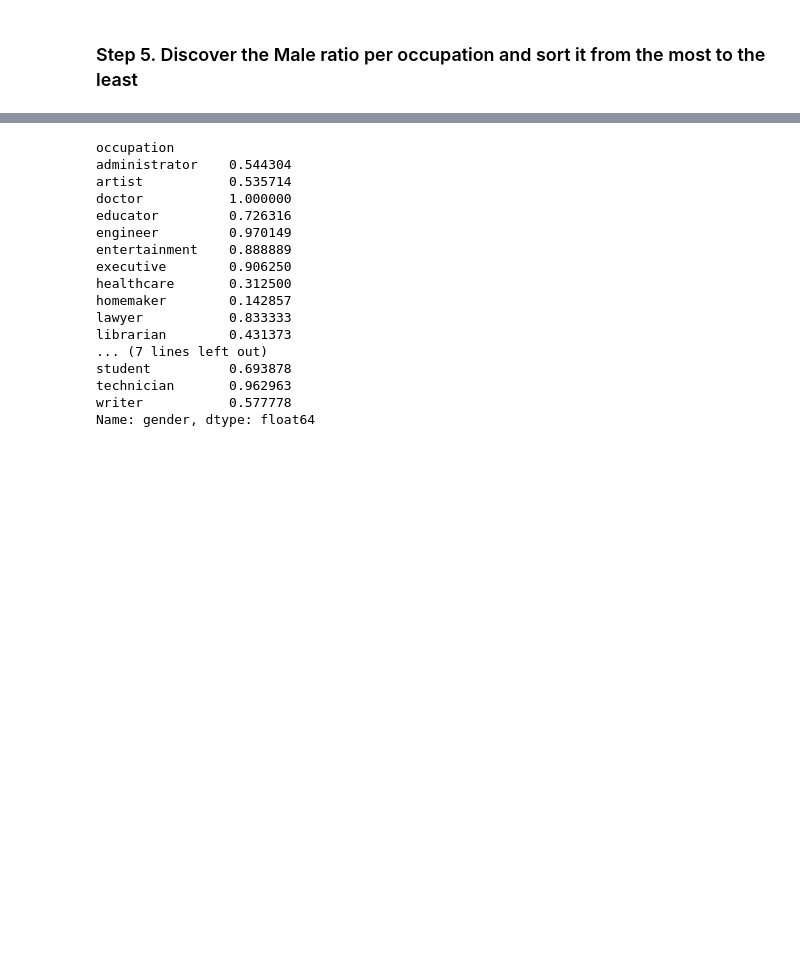
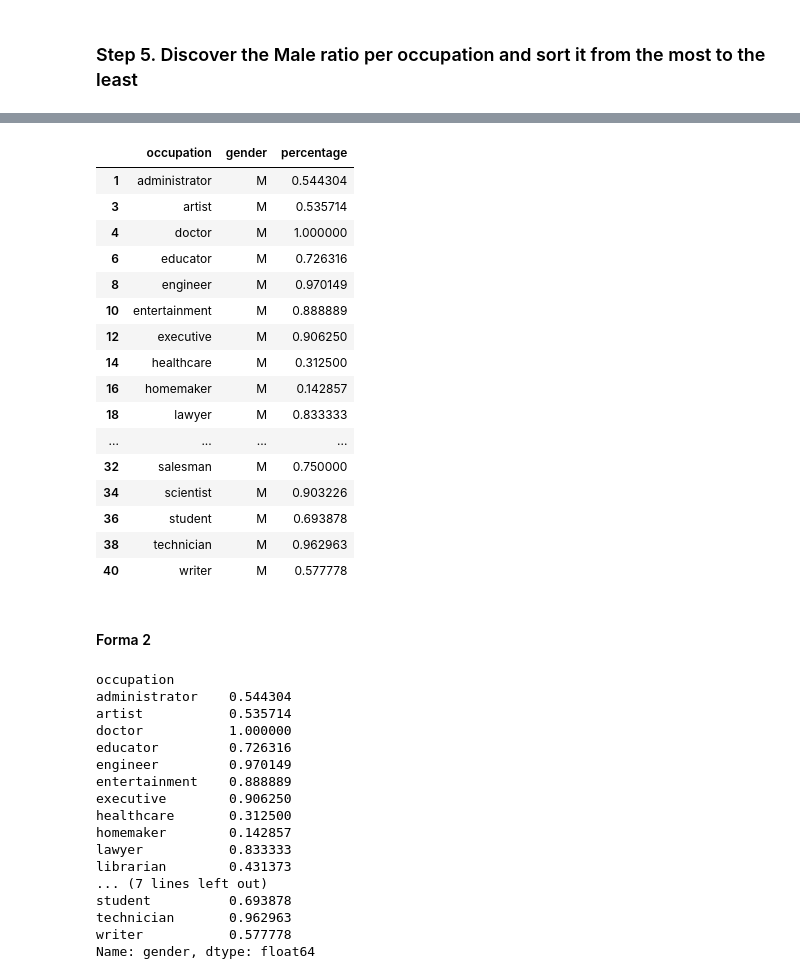
Before and after one commit to marcusRB/ds_thebridge_1_22, a Jupyter notebook: 2-Data_Analysis/2-Pandas/Práctica/6-Occupation/Occupation Grouping.ipynb, the cells around one changed output, grey strips where cells are left out. Cells and saved outputs as stored; diff of their text form; code cells hidden in the pictures; blank space fills up the shorter version.

```diff
--- a/2-Data_Analysis/2-Pandas/Práctica/6-Occupation/Occupation Grouping.ipynb
+++ b/2-Data_Analysis/2-Pandas/Práctica/6-Occupation/Occupation Grouping.ipynb
@@ -52,0 +55,3 @@ users.groupby('occupation')[['age']].mean()
+# %%
+by_gender = users.groupby(['occupation','gender'], as_index=False)['age'].count()
+by_gender.head()
@@ -52,0 +65,3 @@ users.groupby('occupation')[['age']].mean()
+# %%
+by_occ = users.groupby(['occupation'], as_index=False)['age'].count()
+by_occ.head()
@@ -52,0 +75,4 @@ users.groupby('occupation')[['age']].mean()
+# %%
+df_merged = pd.merge(by_gender,by_occ, on='occupation')
+df_merged['percentage'] = df_merged['age_x']/df_merged['age_y']
+df_merged.head()
@@ -53,3 +86,25 @@ users.groupby('occupation')[['age']].mean()
+# %%
+df_merged[df_merged['gender']=="M"][['occupation','gender','percentage']]
+# %% [output]
+|  | occupation | gender | percentage |
+| 1 | administrator | M | 0.544304 |
+| 3 | artist | M | 0.535714 |
+| 4 | doctor | M | 1.000000 |
+| 6 | educator | M | 0.726316 |
+| 8 | engineer | M | 0.970149 |
+| 10 | entertainment | M | 0.888889 |
+| 12 | executive | M | 0.906250 |
+| 14 | healthcare | M | 0.312500 |
+| 16 | homemaker | M | 0.142857 |
+| 18 | lawyer | M | 0.833333 |
+| ... | ... | ... | ... |
+| 32 | salesman | M | 0.750000 |
+| 34 | scientist | M | 0.903226 |
+| 36 | student | M | 0.693878 |
+| 38 | technician | M | 0.962963 |
+| 40 | writer | M | 0.577778 |
+# %% [markdown]
+#### Forma 2
 # %%
 users.groupby(['occupation'])['gender'].value_counts(normalize=True).xs('M',level='gender')
 # %% [output]
```
Also changed, not shown: parts of 5 cells of this notebook, 35 other files.
